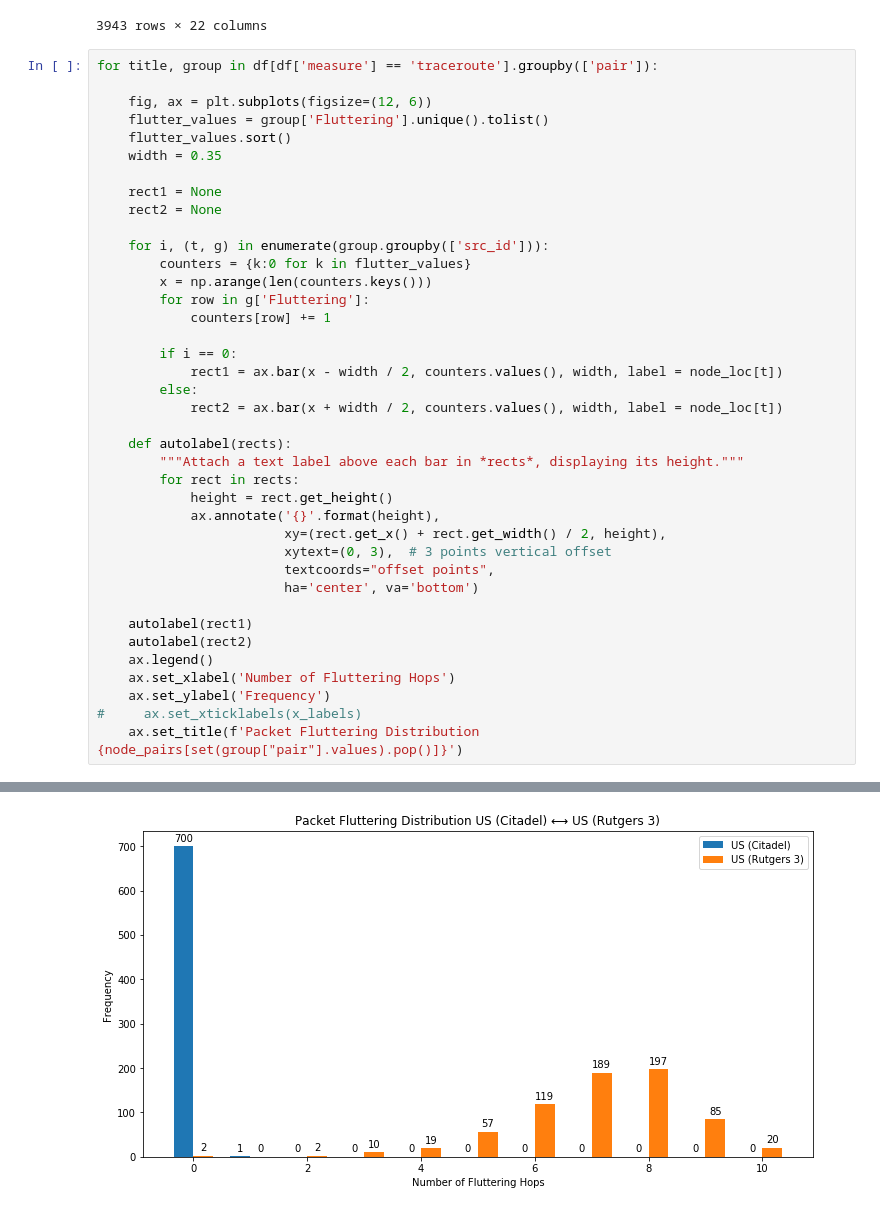
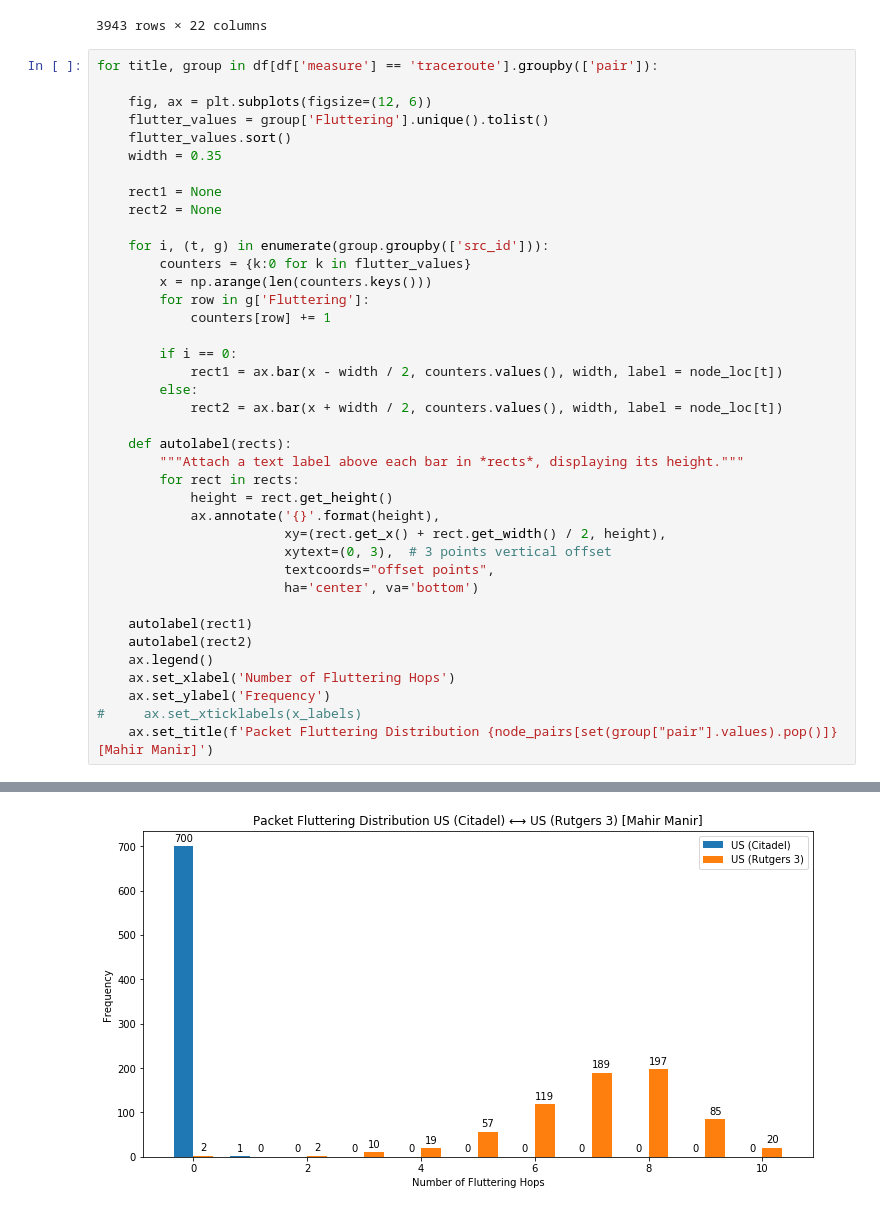
Before and after one commit to johnlahut/planet-lab, a Jupyter notebook: analysis/Analysis.ipynb, the cells around one changed output, grey strips where cells are left out. Cells and saved outputs as stored; diff of their text form.

Commit message:
updated readme, names on plots

```diff
--- a/analysis/Analysis.ipynb
+++ b/analysis/Analysis.ipynb
@@ -598,5 +598,5 @@ for title, group in df[df['measure'] == 'traceroute'].groupby(['pair']):
     ax.set_xlabel('Number of Fluttering Hops')
     ax.set_ylabel('Frequency')
 #     ax.set_xticklabels(x_labels)
-    ax.set_title(f'Packet Fluttering Distribution {node_pairs[set(group["pair"].values).pop()]}')
+    ax.set_title(f'Packet Fluttering Distribution {node_pairs[set(group["pair"].values).pop()]} [Mahir Manir]')
 # %% [output]
@@ -604 +604 @@ for title, group in df[df['measure'] == 'traceroute'].groupby(['pair']):
-[figure, old version]
+[figure, new version]
```
Also changed, not shown: parts of 2 cells of this notebook, 1 other file.
